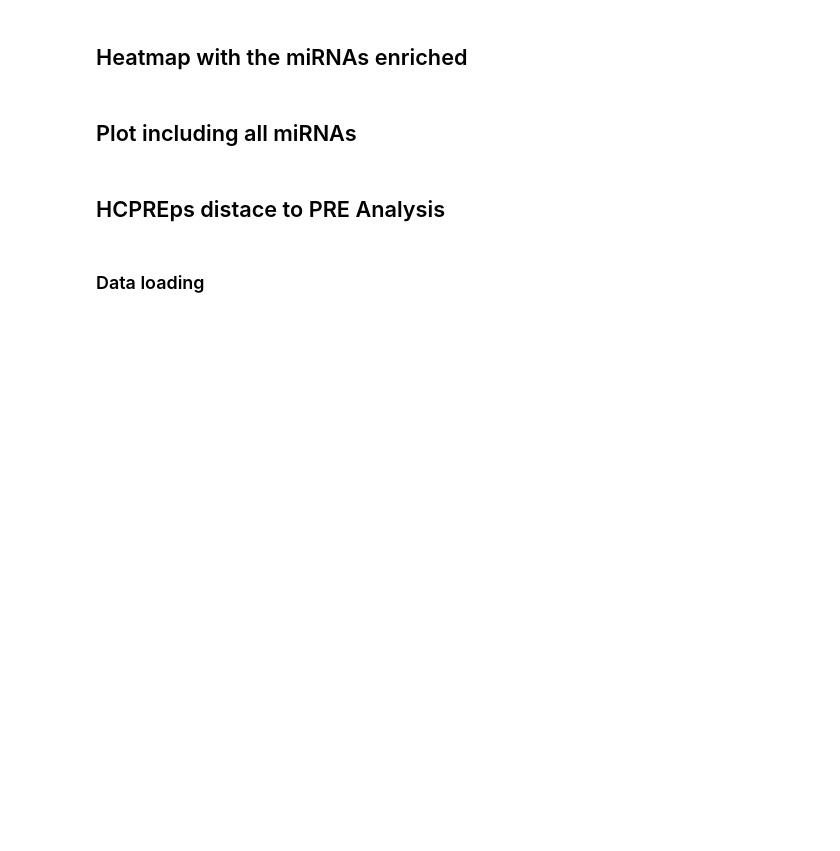
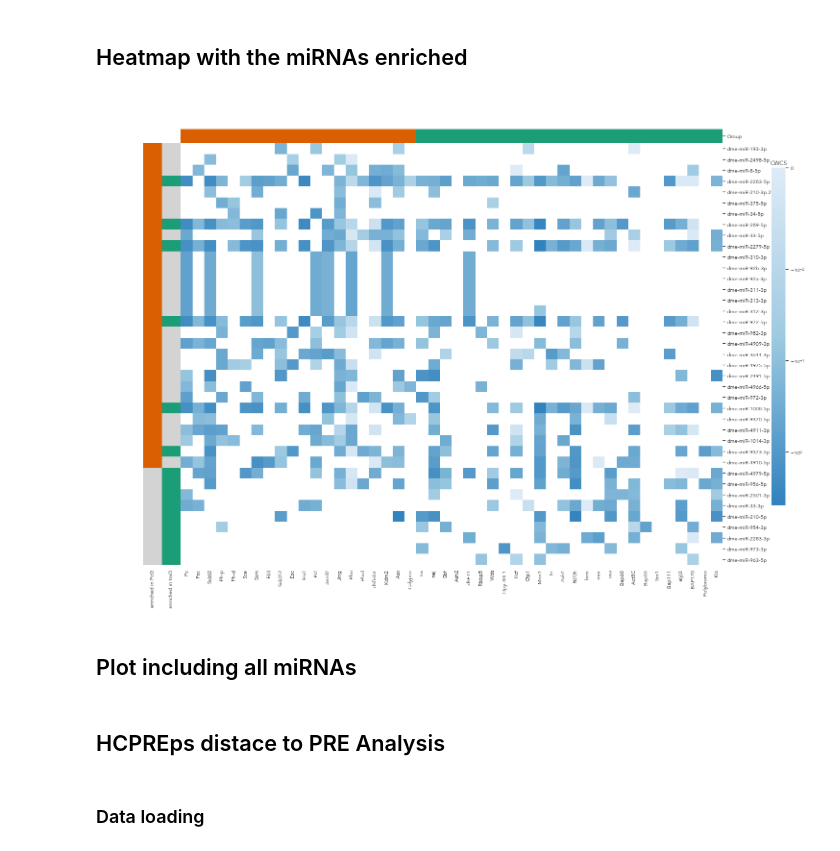
Before and after one commit to j-solor/Drosophila-miRNA-PcG-circuits, a Jupyter notebook: Analysis/Analysis.ipynb, the cells around one changed output. Drawn from its saved outputs; the diff is of its cells as text; code cells hidden in the pictures; blank space fills up the shorter version.

Commit message:
bug heatmap of miRNA target CWCS color column fixed and SymLogNorm applied to CWCS

```diff
--- a/Analysis/Analysis.ipynb
+++ b/Analysis/Analysis.ipynb
@@ -434,7 +447,7 @@ mpl.rcParams['font.family'] = 'Avenir'
 PcGtrxG = np.concatenate([gene_sets["PcG"], gene_sets["trxG"]])
 
 # get CWCS from circuit miRNAs in PcG/trxG mRNAs
-to_heatmap = CWCS_matrix.loc[PcGtrxG,merged_enrch_subset.index]
+to_heatmap =  CWCS_matrix.loc[PcGtrxG,merged_enrch_subset.index]
 
 ## Flybase ID to gene name & Group addition
 flybaseIDtogenename = dict(zip(gene_sets_export.ID, gene_sets_export.Name))
@@ -445,7 +458,7 @@ to_heatmap["Group"]= to_heatmap.index.map(addGroup)
 to_heatmap.set_index("gene_name", inplace = True)
 
 ## Define row and column colors
-colorrow_Group = dict(zip(set(to_heatmap.Group), [trxG_color, PcG_color]))
+colorrow_Group = dict(zip(set(to_heatmap.Group), [PcG_color, trxG_color]))
 Grouprow_colors = to_heatmap.Group.map(colorrow_Group)
 
 colorcol_PcG = [["lightgrey", PcG_color][int(x)] for x in merged_enrch_subset[["hyper_pval_PcG"]].values.flatten() <= 0.01]
@@ -457,34 +470,38 @@ to_heatmap.drop(columns =["Group"], inplace = True)
 to_heatmap = to_heatmap.T
 
 
 # Clustermap
+from matplotlib.colors import SymLogNorm, Normalize
 mask = to_heatmap.isnull()
 clustermap = sns.clustermap(to_heatmap.fillna(0),
                             cmap = generalcmp.reversed(),
                             figsize=(20, 15),
                             row_colors = [colorcol_PcG, colorcol_trxG],
                             col_colors = Grouprow_colors,
                             row_cluster=False,
                             col_cluster=False,
                             dendrogram_ratio=(.07, .07),
                             cbar_pos=(.98, #x
                                       .2, #y
                                       .02, #wide
                                       .65), #height
-                            mask = mask)
+                            mask = mask,
+                           norm=SymLogNorm(linthresh= 0.01))
 
 # Aesthetics
 ## labs and titles
 ax = clustermap.ax_heatmap
 ax.set_ylabel("")
 ax.set_xlabel("")
 clustermap.cax.set_title("CWCS", fontweight = "bold")
 clustermap.ax_row_colors.set_xticks([0.5, 1.5])
 clustermap.ax_row_colors.set_xticklabels(["enriched in PcG", "enriched in trxG"],rotation = 90)
 
 ## export
 plt.savefig("plots/figure_CWCS_circuits.png", dpi = 500, transparent = True, bbox_inches='tight')
 plt.show()
+# %% [output]
+[figure, added]
 # %% [markdown]
 ## Plot including all miRNAs
 # %%
```
Also changed, not shown: parts of 6 cells of this notebook.
